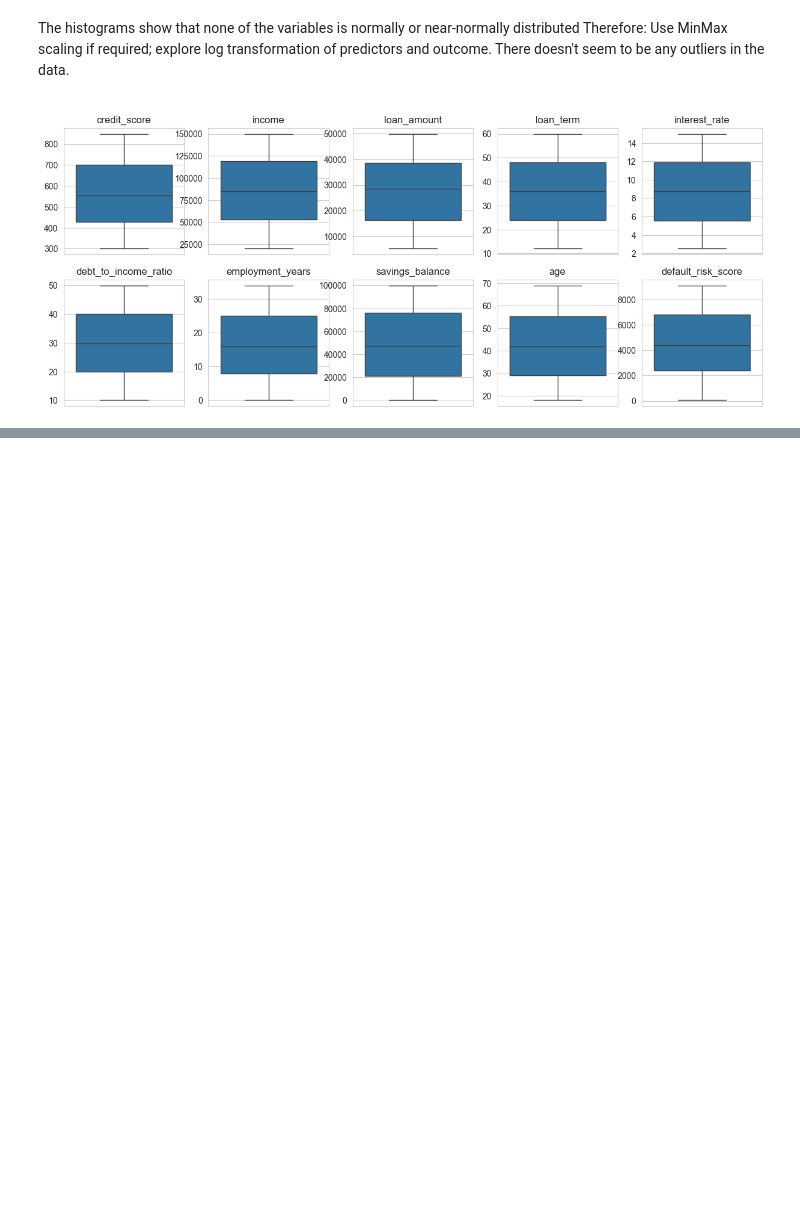
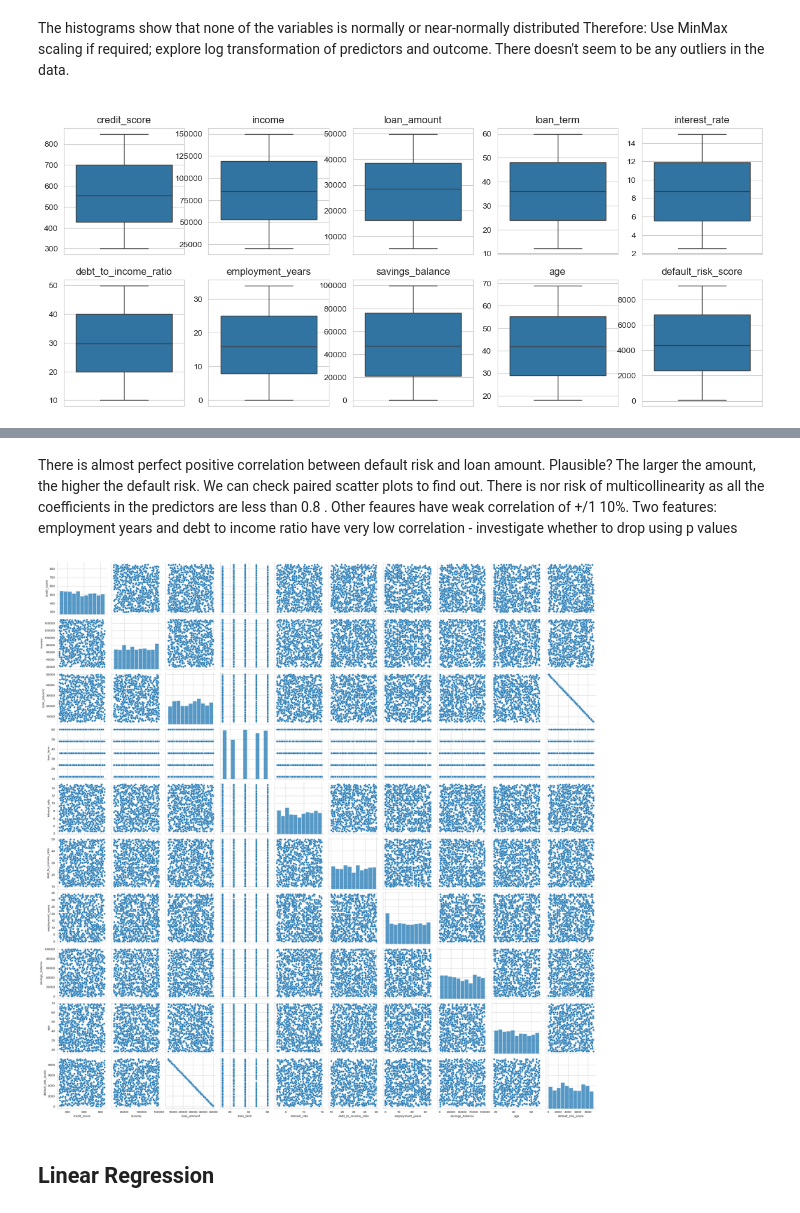
Before and after one commit to WaMuriithi/GroupE_LuxDevDS-AI, a Jupyter notebook: group_project.ipynb, the cells around one changed output, grey strips where cells are left out. Drawn from its saved outputs; the diff is of its cells as text; code cells hidden in the pictures; blank space fills up the shorter version.

```diff
--- a/group_project.ipynb
+++ b/group_project.ipynb
@@ -131,0 +160,14 @@ plt.show()
+# %% [markdown]
+There is almost perfect positive correlation between default risk and loan amount. Plausible? The larger the amount, the higher
+the default risk. We can check paired scatter plots to find out. There is nor risk of multicollinearity as all the coefficients
+in the predictors are less than 0.8 . Other feaures have weak correlation of +/1 10%. Two features:
+employment years and debt to income ratio have very low correlation - investigate whether to drop using p values
+# %%
+# Pair plots
+sns.pairplot(train)
+
+plt.show()
+# %% [output]
+[figure, added]
+# %% [markdown]
+## Linear Regression
```
Also changed, not shown: parts of 13 cells of this notebook.
